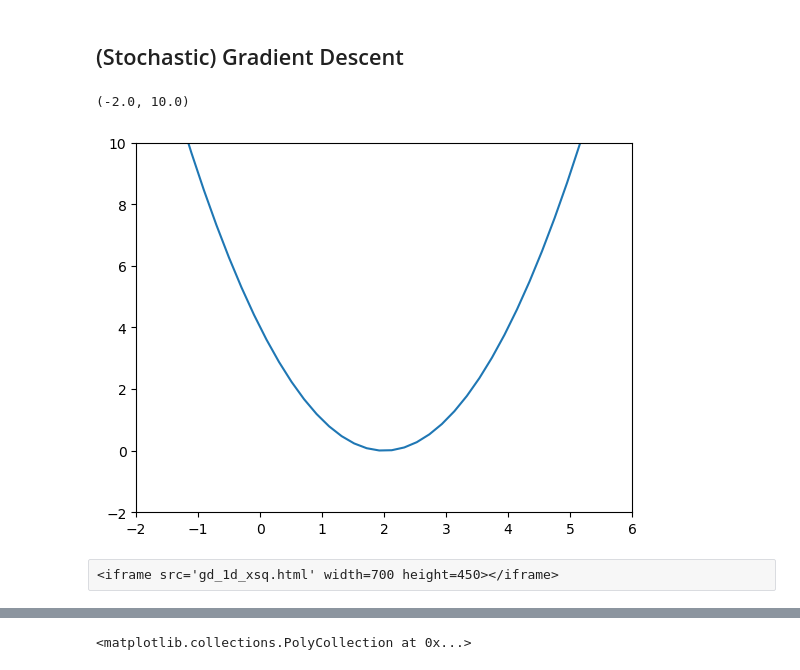
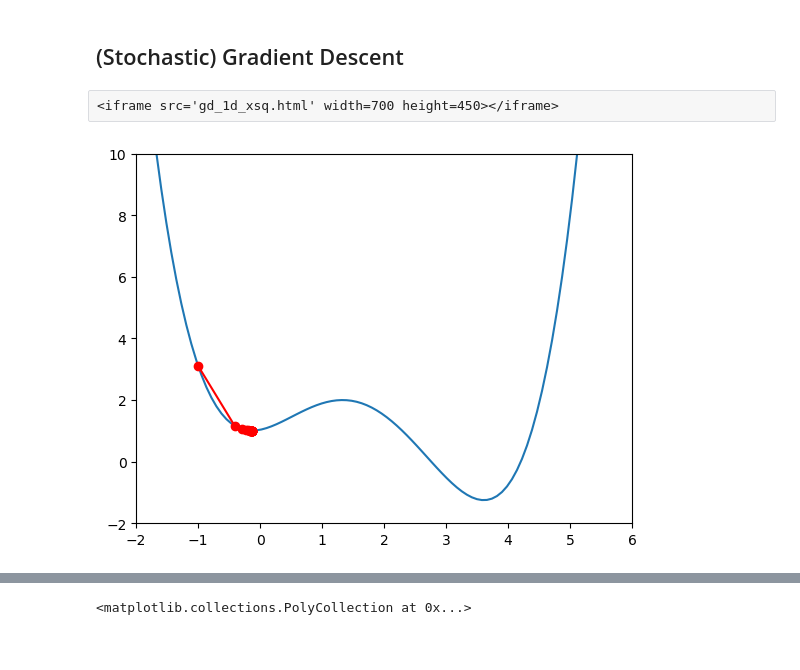
Before and after one commit to LinusLach/Blog, a Jupyter notebook: posts/post-with-code/Pytorch/Post_02.ipynb, the cells around one changed output, grey strips where cells are left out. Saved outputs shown, nothing was run; the diff lists cells and outputs as text; code cells hidden in the pictures.

```diff
--- a/posts/post-with-code/Pytorch/Post_02.ipynb
+++ b/posts/post-with-code/Pytorch/Post_02.ipynb
@@ -32,15 +32,9 @@ import matplotlib.pyplot as plt
 ## (Stochastic) Gradient Descent
 # %%
 N=100
-X = np.linspace(-10,10,N)
+X = np.linspace(-2,6,N)
 def f(x):
     return (x-2)**2
-plt.plot(X,f(X))
-plt.xlim((-2,6))
-plt.ylim((-2,10))
-# %% [output]
-(-2.0, 10.0)
-[figure, removed]
 # %%
 def gd_1d(epochs ,lr ,f ,x):
     coord = []
@@ -60,2 +60,18 @@ coord = gd_1d(epochs,lr,f,x0)
 # %% [raw]
 <iframe src='gd_1d_xsq.html' width=700 height=450></iframe>
+# %%
+def f(x):
+    return 0.5*(0.75*x-1.2)**4-2*(0.75*x-1)**2+2
+# %%
+x0 = torch.tensor(-1.0,requires_grad=True)
+lr = 0.1
+epochs = 20
+coord = gd_1d(epochs,lr,f,x0)
+show_plt = True
+if show_plt is True:
+    plt.plot(X,f(X))
+    plt.plot(coord[0],coord[1],'-or')
+    plt.xlim((-2,6))
+    plt.ylim((-2,10))
+# %% [output]
+[figure, added]
```
Also changed, not shown: parts of 3 cells of this notebook, 11 other files.
